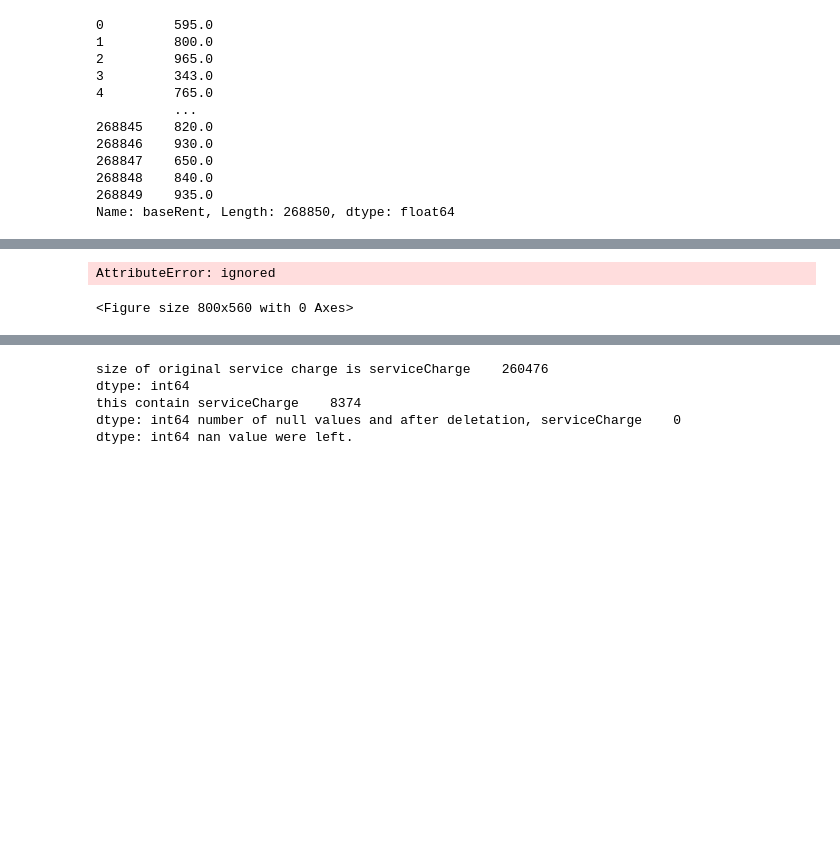
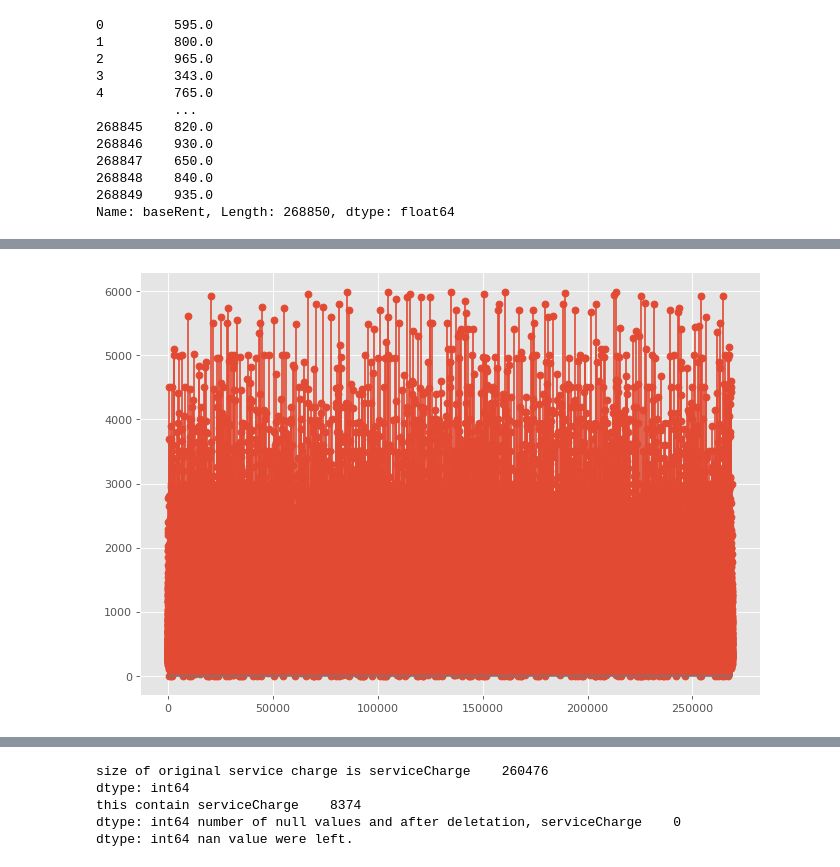
Before and after one commit to pouyazhd/TalentMind1, a Jupyter notebook: TalentMind1.ipynb, the cells around one changed output, grey strips where cells are left out. Drawn from its saved outputs; the diff is of its cells as text; code cells hidden in the pictures; blank space fills up the shorter version.

```diff
--- a/TalentMind1.ipynb
+++ b/TalentMind1.ipynb
@@ -185 +222,8 @@ plt.show()
+# %%
+# drop non values
+dataset.dropna(subset=['totalRent'], inplace=True)
+# %%
+# remove outliers with mean and 3 sigma that keep 99% of data
+dataset = dataset[dataset['totalRent']<6e+03]
+dataset = dataset[dataset['totalRent']>150]
 # %%
@@ -206,6 +264,3 @@ base_rent = dataset['baseRent']
 # is there any null value
 base_rent_nulls =  base_rent.isna()
 base_rent_nulls.sum()
-
-# remove nulls
-base_rent.dropna(inplace=True, how='any')
@@ -238,8 +295,9 @@ max      9.999999e+06
 Name: baseRent, dtype: float64
+# %%
+base_rent = base_rent[base_rent <6e+3]
 # %%
 plt.figure(figsize=(10,7), dpi= 80)
-base_rent.boxplot(column = base_rent.col)
+plt.stem(base_rent, use_line_collection = True)
 plt.show()
 # %% [output]
-AttributeError: ignored
-<Figure size 800x560 with 0 Axes>
+[figure, added]
```
Also changed, not shown: parts of 68 cells of this notebook, 2 other files.
